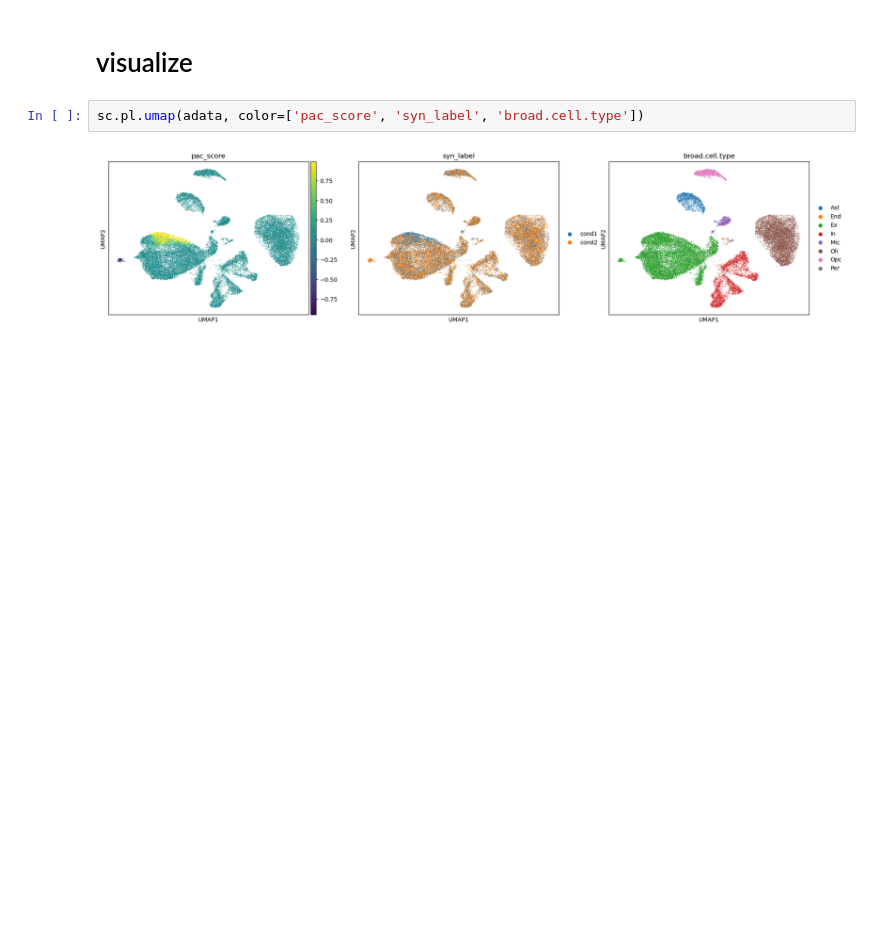
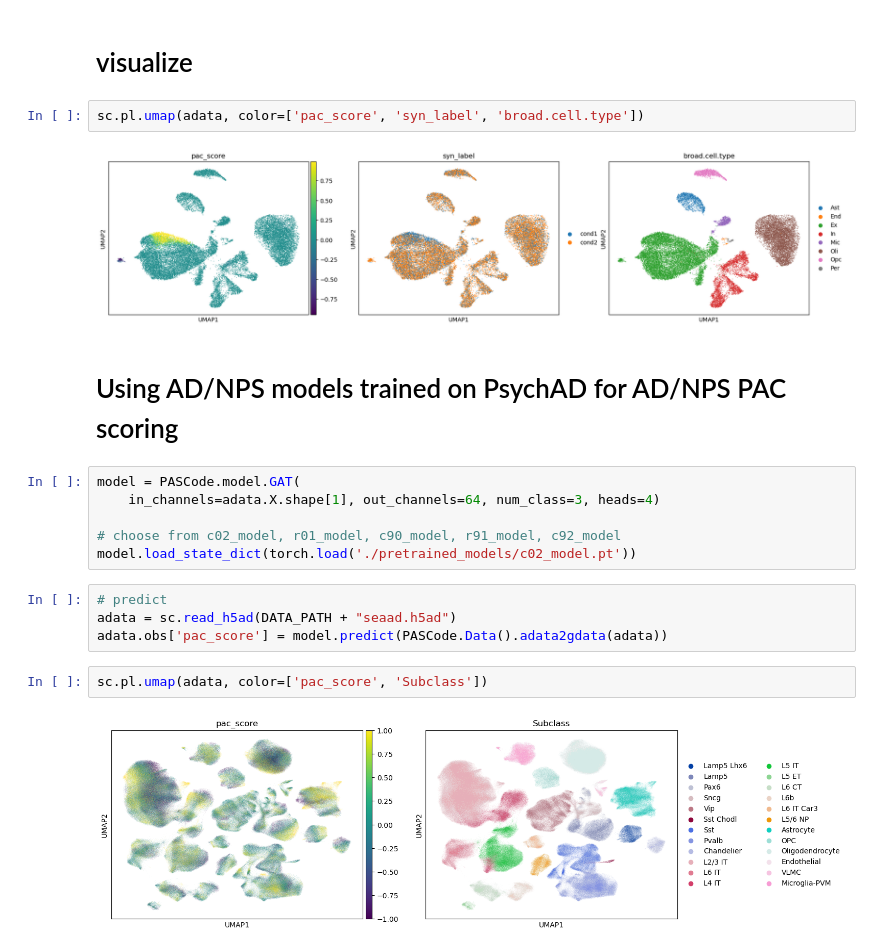
Before and after one commit to athanzli/PASCode, a Jupyter notebook: tutorials/PASCodePretrainedAnnotation.ipynb, the cells around one changed output. Saved outputs shown, nothing was run; the diff lists cells and outputs as text; blank space fills up the shorter version.

```diff
--- a/tutorials/PASCodePretrainedAnnotation.ipynb
+++ b/tutorials/PASCodePretrainedAnnotation.ipynb
@@ -36,3 +36,19 @@ adata.obs['pac_score'] = model.predict(PASCode.Data().adata2gdata(adata))
 sc.pl.umap(adata, color=['pac_score', 'syn_label', 'broad.cell.type'])
 # %% [output]
 [figure]
+# %% [markdown]
+# Using AD/NPS models trained on PsychAD for AD/NPS PAC scoring
+# %%
+model = PASCode.model.GAT(
+    in_channels=adata.X.shape[1], out_channels=64, num_class=3, heads=4)
+
+# choose from c02_model, r01_model, c90_model, r91_model, c92_model
+model.load_state_dict(torch.load('./pretrained_models/c02_model.pt'))
+# %%
+# predict
+adata = sc.read_h5ad(DATA_PATH + "seaad.h5ad")
+adata.obs['pac_score'] = model.predict(PASCode.Data().adata2gdata(adata))
+# %%
+sc.pl.umap(adata, color=['pac_score', 'Subclass'])
+# %% [output]
+[figure, added]
```
Also changed, not shown: 1 other file.
